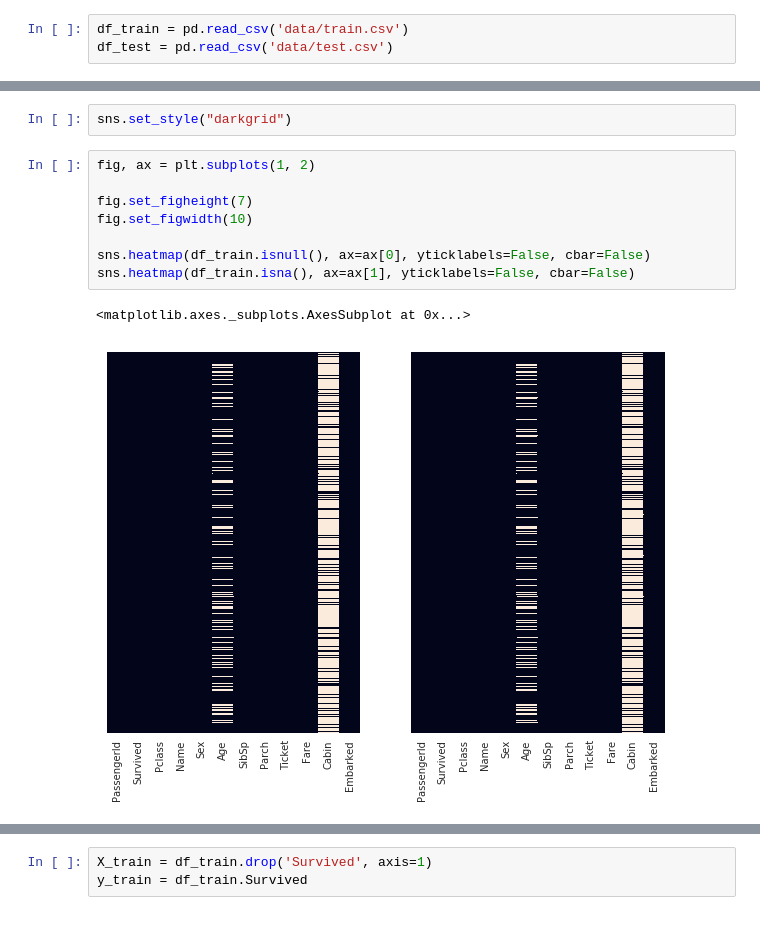
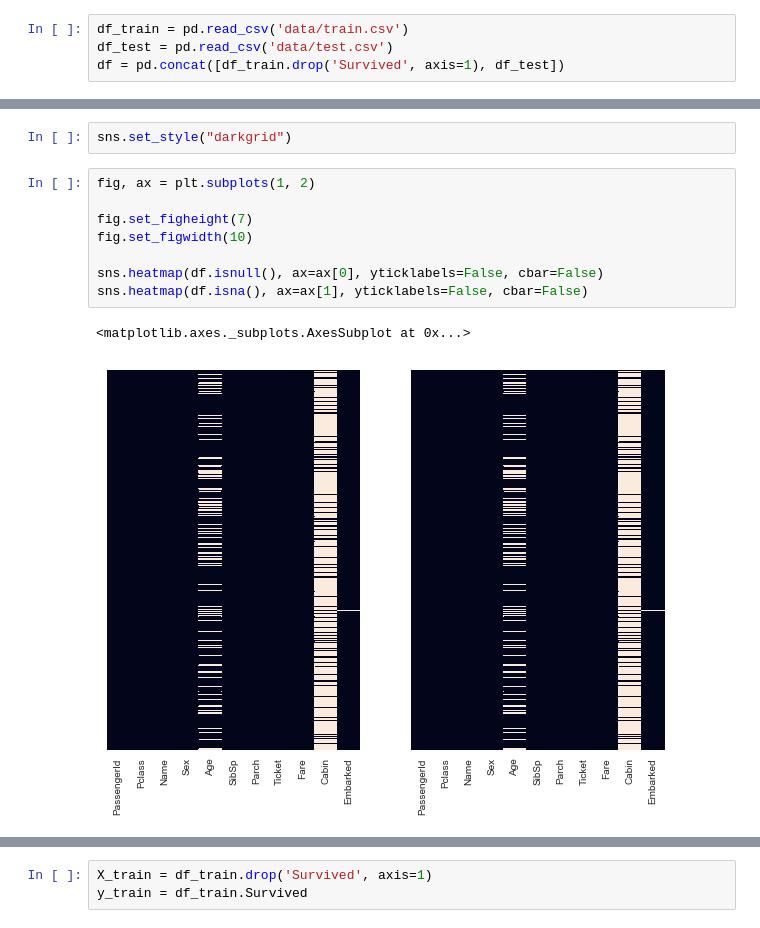
Before and after one commit to Lalit-Yadav-E1483/ML-Practice, a Jupyter notebook: Titanic/solution.ipynb, the cells around one changed output, grey strips where cells are left out. Drawn from its saved outputs; the diff is of its cells as text.

```diff
--- a/Titanic/solution.ipynb
+++ b/Titanic/solution.ipynb
@@ -7,6 +7,7 @@ import seaborn as sns
 # %%
 df_train = pd.read_csv('data/train.csv')
 df_test = pd.read_csv('data/test.csv')
+df = pd.concat([df_train.drop('Survived', axis=1), df_test])
 # %%
 df_train.head()
 # %% [output]
@@ -62,11 +63,11 @@ sns.set_style("darkgrid")
 # %%
 fig, ax = plt.subplots(1, 2)
 
 fig.set_figheight(7)
 fig.set_figwidth(10)
 
-sns.heatmap(df_train.isnull(), ax=ax[0], yticklabels=False, cbar=False)
-sns.heatmap(df_train.isna(), ax=ax[1], yticklabels=False, cbar=False)
+sns.heatmap(df.isnull(), ax=ax[0], yticklabels=False, cbar=False)
+sns.heatmap(df.isna(), ax=ax[1], yticklabels=False, cbar=False)
 # %% [output]
 <matplotlib.axes._subplots.AxesSubplot at 0x...>
-[figure, old version]
+[figure, new version]
```
Also changed, not shown: parts of 12 cells of this notebook, 2 other files.
